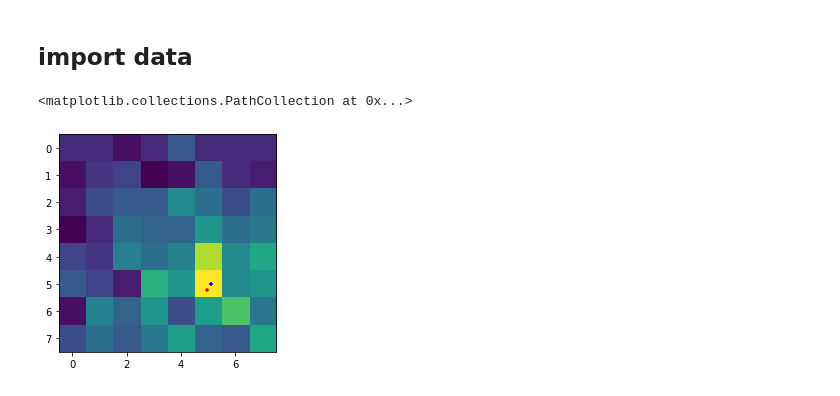
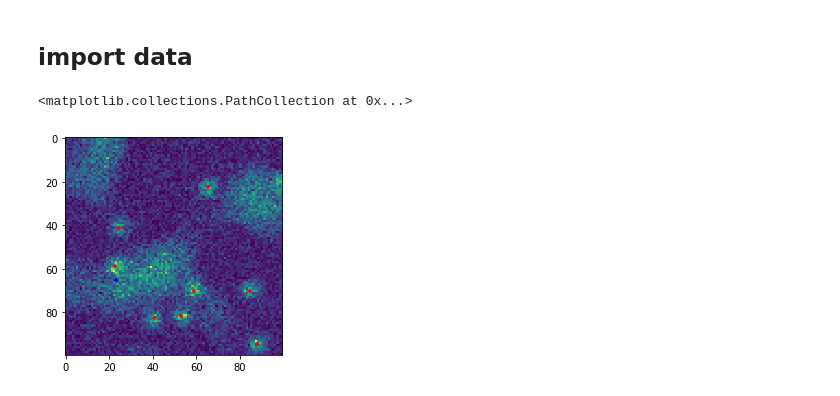
Before and after one commit to zhanyinx/refactored-octo-lamp, a Jupyter notebook: notebooks/Gaussian3D.ipynb, the cells around one changed output. Saved outputs shown, nothing was run; the diff lists cells and outputs as text; code cells hidden in the pictures.

```diff
--- a/notebooks/Gaussian3D.ipynb
+++ b/notebooks/Gaussian3D.ipynb
@@ -20,19 +24,19 @@ with np.load(dataset, allow_pickle=True) as data:
         valid_y = data["y_valid"]
         test_y = data["y_test"]
 # %%
-idx = 3
-init = 116
-init_1 = 116
-size = 8
+idx = 10
+init = 0
+init_1 = 0
+size = 100
 image = train_x[idx]
 image = image[init:(init+size),init_1:(init_1+size)]
 mask = train_y[idx]
 mask = mask[int(init/4):int((init+size)/4),int(init_1/4):int((init_1+size)/4)]
 
 plt.imshow(image)
 coordList = get_coordinate_list(mask,512,128)
 plt.scatter(coordList[...,0],coordList[...,1],marker="+",color='r',s=20)
-plt.scatter(x0,y0,marker="+",color='b',s=20)
+plt.scatter(y0,x0,marker="+",color='b',s=20)
 # %% [output]
 <matplotlib.collections.PathCollection at 0x...>
-[figure, old version]
+[figure, new version]
```
Also changed, not shown: parts of 14 cells of this notebook, 3 other files.
